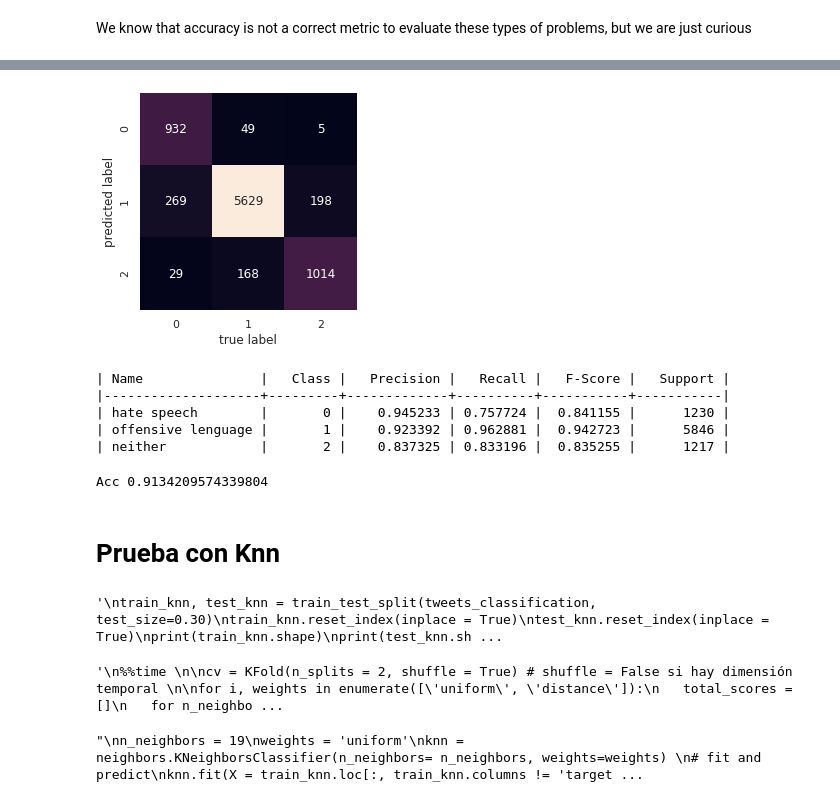
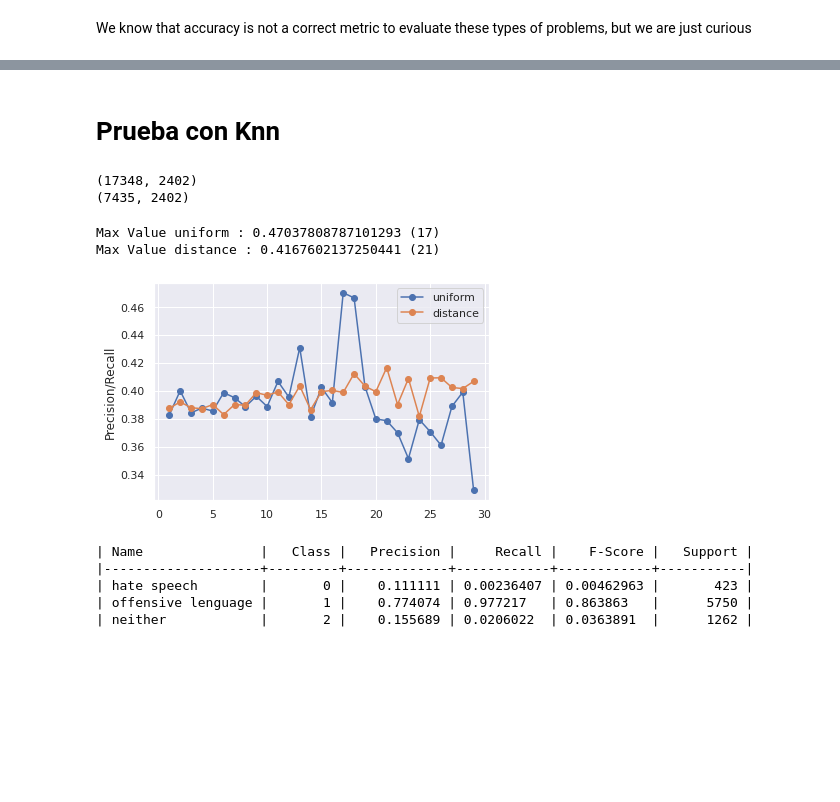
Before and after one commit to manuvillalba-uclm/Natural_Lenguaje_Processing-ELM, a Jupyter notebook: Machine_Learning_NLP_Vectorization_Classification.ipynb, the cells around one changed output, grey strips where cells are left out. Drawn from its saved outputs; the diff is of its cells as text; code cells hidden in the pictures; blank space fills up the shorter version.

```diff
--- a/Machine_Learning_NLP_Vectorization_Classification.ipynb
+++ b/Machine_Learning_NLP_Vectorization_Classification.ipynb
@@ -258,79 +264,50 @@ Wall time: 6min 1s
-# %%
-from sklearn.metrics import confusion_matrix
-import seaborn as sns; sns.set()
-import matplotlib.pyplot as plt
-mat = confusion_matrix(test_rf['target'], ypred)
-sns.heatmap(mat.T, square=True, annot=True, fmt='d', cbar=False,
-            xticklabels=[0,1,2], yticklabels=[0,1,2])
-plt.xlabel('true label')
-plt.ylabel('predicted label');
-# %% [output]
-[figure, removed]
-# %%
-precision, recall, fscore, support = score(test_rf['target'], ypred)
-print(tabulate({'Name': ['hate speech', 'offensive lenguage', 'neither'], 'Class': [0,1,2],'Precision':precision, 'Recall': recall, 'F-Score': fscore, 'Support': support} , headers=['Name','Class','Precision', 'Recall','F-Score','Support'], tablefmt='orgtbl'))
-# %% [output]
-| Name               |   Class |   Precision |   Recall |   F-Score |   Support |
-|--------------------+---------+-------------+----------+-----------+-----------|
-| hate speech        |       0 |    0.945233 | 0.757724 |  0.841155 |      1230 |
-| offensive lenguage |       1 |    0.923392 | 0.962881 |  0.942723 |      5846 |
-| neither            |       2 |    0.837325 | 0.833196 |  0.835255 |      1217 |
-# %%
-acc = accuracy_score(test_rf['target'], ypred)
-print ('Acc', acc)
-# %% [output]
-Acc 0.9134209574339804
 # %% [markdown]
 # Prueba con Knn
 # %%
-"""
 train_knn, test_knn = train_test_split(tweets_classification, test_size=0.30)
 train_knn.reset_index(inplace = True)
 test_knn.reset_index(inplace = True)
 print(train_knn.shape)
 print(test_knn.shape)
-"""
 # %% [output]
-'\ntrain_knn, test_knn = train_test_split(tweets_classification, test_size=0.30)\ntrain_knn.reset_index(inplace = True)\ntest_knn.reset_index(inplace = True)\nprint(train_knn.shape)\nprint(test_knn.sh ...
+(17348, 2402)
+(7435, 2402)
 # %%
-"""
-%%time
-
 cv = KFold(n_splits = 2, shuffle = True) # shuffle = False si hay dimensión temporal
 
 for i, weights in enumerate(['uniform', 'distance']):
    total_scores = []
    for n_neighbors in range(1,30):
        fold_score= []
        knn = neighbors.KNeighborsClassifier(n_neighbors, weights=weights)
        for train_fold, test_fold in cv.split(train_knn):
           # División train test aleatoria
           f_train = train_knn.loc[train_fold]
           f_test = train_knn.loc[test_fold]
           # entrenamiento y ejecución del modelo
           knn.fit( X = f_train.drop(['target'], axis=1),
                                y = f_train['target'])
           y_pred = knn.predict(X = f_test.drop(['target'], axis = 1))
           # evaluación del modelo
           precision, recall, fscore, support = score(f_test['target'], y_pred)
 
-          fold_score.append(sum(fscore)/3)
+          fold_score.append(((sum(precision)/3)+(sum(recall)/3))/2)
        total_scores.append(sum(fold_score)/len(fold_score))
 
    plt.plot(range(1,len(total_scores)+1), total_scores,
              marker='o', label=weights)
    print ('Max Value ' +  weights + " : " +  str(max(total_scores)) +" (" + str(np.argmax(total_scores) + 1) + ")")
    plt.ylabel('Precision/Recall')
 
 
 plt.legend()
 plt.show()
-"""
 # %% [output]
-'\n%%time \n\ncv = KFold(n_splits = 2, shuffle = True) # shuffle = False si hay dimensión temporal \n\nfor i, weights in enumerate([\'uniform\', \'distance\']):\n   total_scores = []\n   for n_neighbo ...
+Max Value uniform : 0.47037808787101293 (17)
+Max Value distance : 0.4167602137250441 (21)
+[figure, added]
 # %%
-"""
-n_neighbors = 19
+n_neighbors = 13
 weights = 'uniform'
 knn = neighbors.KNeighborsClassifier(n_neighbors= n_neighbors, weights=weights)
 # fit and predict
@@ -338,7 +315,9 @@ knn.fit(X = train_knn.loc[:, train_knn.columns != 'target'], y = train_knn['targ
 y_pred = knn.predict(X = test.loc[:, test_knn.columns != 'target'])
 precision, recall, fscore, support = score(test_knn['target'], y_pred)
 print(tabulate({'Name': ['hate speech', 'offensive lenguage', 'neither'], 'Class': [0,1,2],'Precision':precision, 'Recall': recall, 'F-Score': fscore, 'Support': support} , headers=['Name','Class','Precision', 'Recall','F-Score','Support'], tablefmt='orgtbl'))
-
-"""
 # %% [output]
-"\nn_neighbors = 19\nweights = 'uniform'\nknn = neighbors.KNeighborsClassifier(n_neighbors= n_neighbors, weights=weights) \n# fit and predict\nknn.fit(X = train_knn.loc[:, train_knn.columns != 'target ...
+| Name               |   Class |   Precision |     Recall |    F-Score |   Support |
+|--------------------+---------+-------------+------------+------------+-----------|
+| hate speech        |       0 |    0.111111 | 0.00236407 | 0.00462963 |       423 |
+| offensive lenguage |       1 |    0.774074 | 0.977217   | 0.863863   |      5750 |
+| neither            |       2 |    0.155689 | 0.0206022  | 0.0363891  |      1262 |
```
Also changed, not shown: parts of 29 cells of this notebook.
